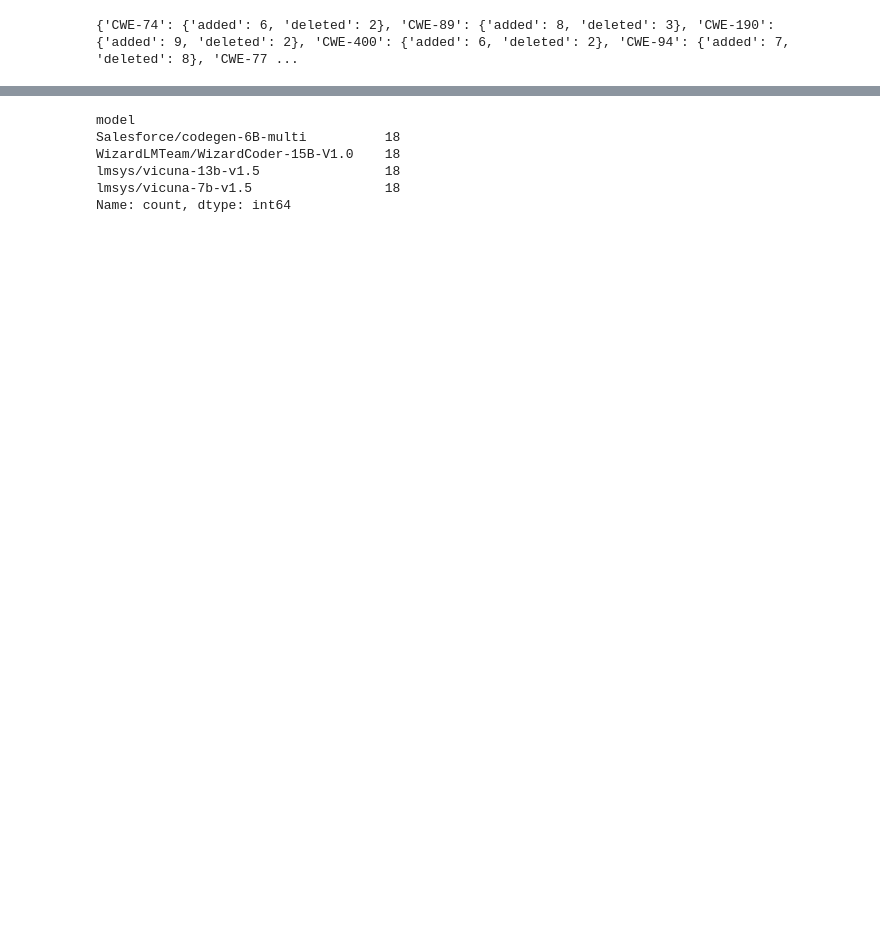
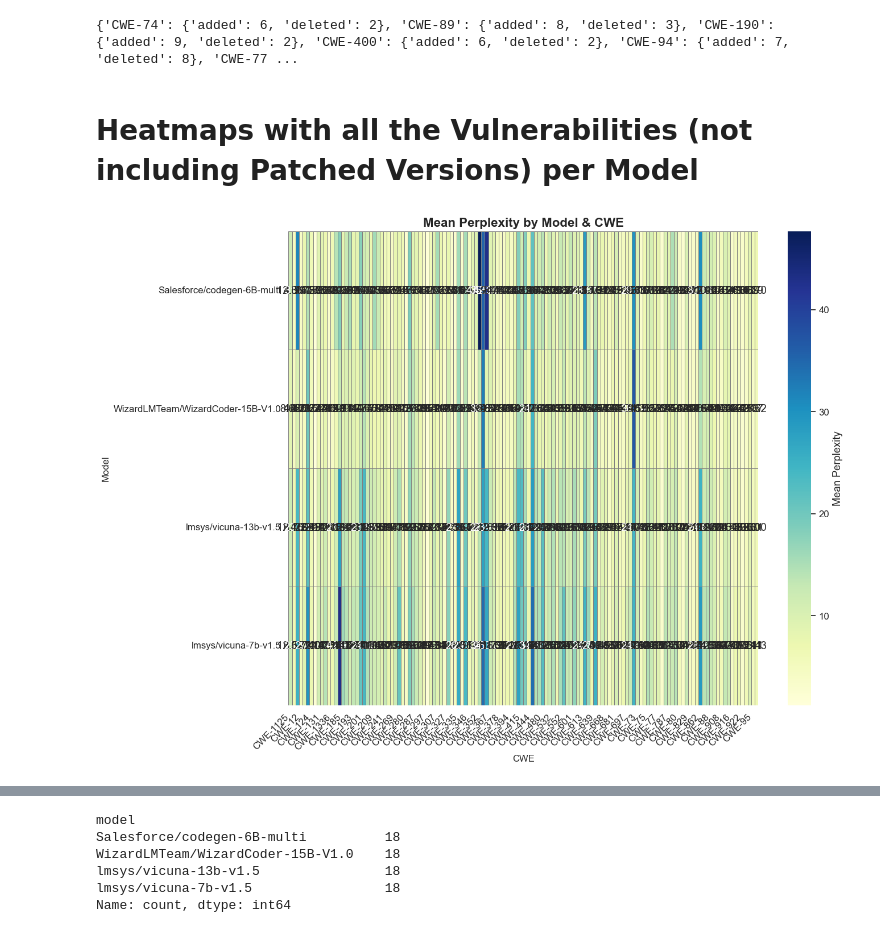
Before and after one commit to rufimelo99/lm-insecure-bias, a Jupyter notebook: sec_aware_cl/perplexity/perplexity.ipynb, the cells around one changed output, grey strips where cells are left out. Cells and saved outputs as stored; diff of their text form; code cells hidden in the pictures; blank space fills up the shorter version.

Commit message:
the stack

```diff
--- a/sec_aware_cl/perplexity/perplexity.ipynb
+++ b/sec_aware_cl/perplexity/perplexity.ipynb
@@ -105,7 +105,7 @@ print(cwe_line_changes)
 # %% [output]
 {'CWE-74': {'added': 6, 'deleted': 2}, 'CWE-89': {'added': 8, 'deleted': 3}, 'CWE-190': {'added': 9, 'deleted': 2}, 'CWE-400': {'added': 6, 'deleted': 2}, 'CWE-94': {'added': 7, 'deleted': 8}, 'CWE-77 ...
 # %%
-folder_path = "../results/"
+folder_path = "../results_with_stack/"
 # %%
 import os
 import pandas as pd
@@ -118,7 +118,8 @@ df = pd.DataFrame(columns=[
     "median",
     "min",
     "max",
-    "perplexity"
+    "perplexity",
+    "in_the_stack",
 ])
 for file in os.listdir(folder_path):
     if file.endswith(".jsonl") and file not in ["NVD-CWE-Other.jsonl"]:
@@ -166,11 +167,16 @@ for file in os.listdir(folder_path):
                 additions = []
                 deletions = []
 
+                in_the_stack_vuln = []
+                in_the_stack_safe = []
+
                 for snippet in snippets:
                     if snippet["target"] == 1:
                         vuln_snippets.append(snippet["func"])
+                        in_the_stack_vuln.append(snippet["is_stack_member"])
                     else:
                         safe_snippets.append(snippet["func"])
+                        in_the_stack_safe.append(snippet["is_stack_member"])
 
                     vuln_ids.append(snippet["vuln_id"])
                     published_dates.append(snippet["published_date"])
@@ -200,7 +206,8 @@ for file in os.listdir(folder_path):
                     "commit_hrefs": [commit_hrefs],
                     "scores": [scores],
                     "additions": [additions],
-                    "deletions": [deletions]
+                    "deletions": [deletions],
+                    "in_the_stack": [in_the_stack_vuln]
                 })
                 results_safe = pd.DataFrame({
                     "model": [model],
@@ -217,10 +224,63 @@ for file in os.listdir(folder_path):
                     "commit_hrefs": [commit_hrefs],
                     "scores": [scores],
                     "additions": [additions],
-                    "deletions": [deletions]
+                    "deletions": [deletions],
+                    "in_the_stack": [in_the_stack_safe]
                 })
 
                 df = pd.concat([df, results_vulnerable, results_safe], ignore_index=True)
+# %% [markdown]
+# Heatmaps with all the Vulnerabilities (not including Patched Versions) per Model
+# %%
+import matplotlib.pyplot as plt
+import seaborn as sns
+import pandas as pd
+
+# Filter out patched CWEs
+non_patched_df = df[~df["cwe"].str.contains("Patched")]
+
+# Get the unique CWEs and models
+unique_cwes = non_patched_df["cwe"].unique()
+unique_models = non_patched_df["model"].unique()
+
+# Set the color palette for models
+palette = sns.color_palette("colorblind", n_colors=len(unique_models))
+model_colors = {model: palette[i] for i, model in enumerate(unique_models)}
+cwe_colors = {cwe: palette[i % len(palette)] for i, cwe in enumerate(unique_cwes)}
+
+# Compute mean values
+mean_values = non_patched_df.groupby(["model", "cwe"]).mean(numeric_only=True).reset_index()
+
+# Create a pivot table
+pivot_table = mean_values.pivot(index="model", columns="cwe", values="mean")
+
+# Plot the heatmap
+plt.figure(figsize=(14, 10))
+sns.set(font_scale=1.1)
+sns.set_style("whitegrid")
+
+heatmap = sns.heatmap(
+    pivot_table,
+    annot=True,
+    fmt=".2f",
+    cmap="YlGnBu",
+    linewidths=0.5,
+    linecolor='gray',
+    cbar_kws={'label': 'Mean Perplexity'}
+)
+
+# Customize the appearance
+plt.title("Mean Perplexity by Model & CWE", fontsize=16, weight='bold')
+plt.xlabel("CWE", fontsize=12)
+plt.ylabel("Model", fontsize=12)
+plt.xticks(rotation=45, ha='right')
+plt.yticks(rotation=0)
+plt.tight_layout()
+plt.grid(False)
+
+plt.show()
+# %% [output]
+[figure, added]
 # %%
 df["CWE_Number"] = df["cwe"].str.extract(r'(\d+)').astype(int)
 df = df.sort_values(by=["CWE_Number", "model"])
```
Also changed, not shown: parts of 9 cells of this notebook, 1 other file.
